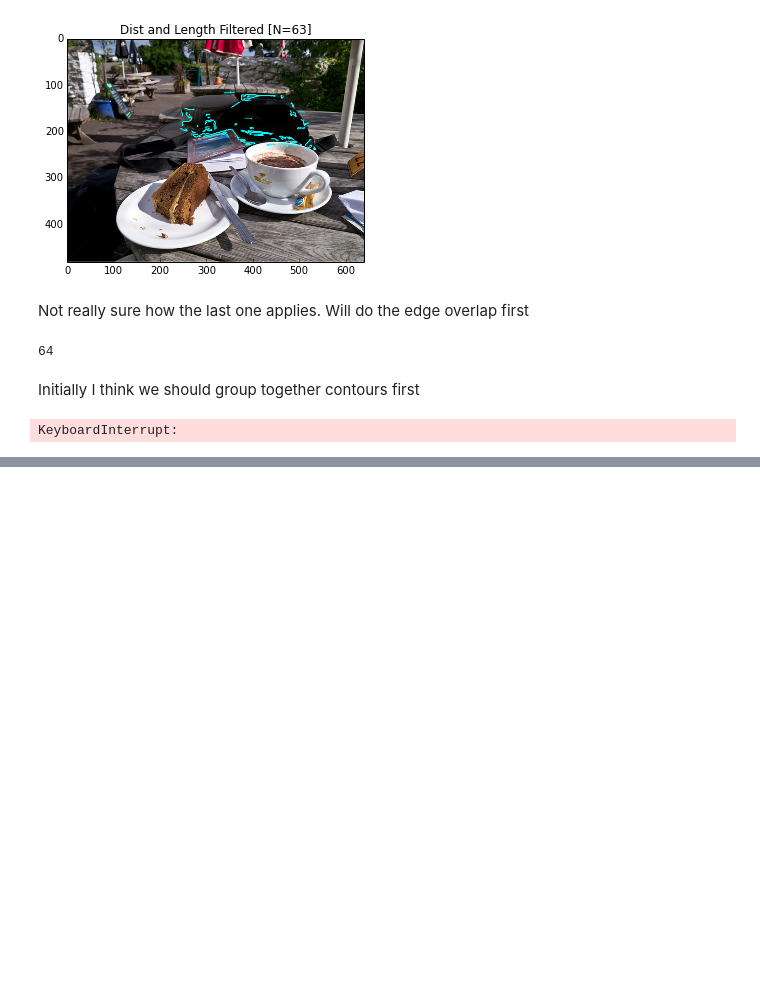
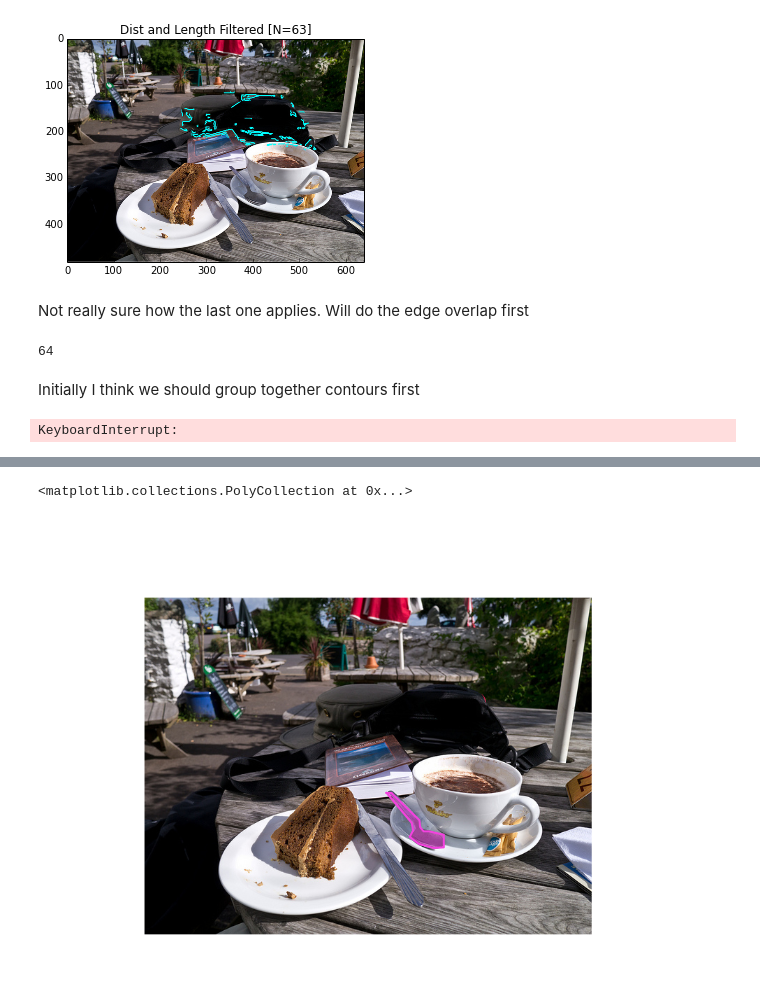
Before and after one commit to dorisjlee/crowd-seg, a Jupyter notebook: analysis/2016_12_29_CannyTest.ipynb, the cells around one changed output, grey strips where cells are left out. Drawn from its saved outputs; the diff is of its cells as text; code cells hidden in the pictures; blank space fills up the shorter version.

```diff
--- a/analysis/2016_12_29_CannyTest.ipynb
+++ b/analysis/2016_12_29_CannyTest.ipynb
@@ -405,0 +429,26 @@ plotCon (unified)
+# %%
+object_id=11
+gtype='self'
+
+img_info,object_tbl,bb_info,hit_info=load_info()
+ground_truth = pd.read_csv("../../data/object_ground_truth.csv")
+my_BBG  = pd.read_csv("my_ground_truth.csv")
+img_name = img_info[img_info.id==int(object_tbl[object_tbl.id==object_id]["image_id"])]["filename"].iloc[0]
+fname = "../web-app/app/static/"+img_name+".png"
+img=mpimg.imread(fname)
+width,height = get_size(fname)
+img_id = int(img_name.split('_')[-1])
+plt.figure(figsize =(10,10))
+plt.imshow(img)
+plt.axis("off")
+
+if gtype=='self':
+    ground_truth_match = my_BBG[my_BBG.object_id==object_id]
+elif gtype=='COCO':
+    ground_truth_match = my_BBG[my_BBG.object_id==object_id]
+x_locs,y_locs =  process_raw_locs([ground_truth_match["x_locs"].iloc[0],ground_truth_match["y_locs"].iloc[0]])
+plt.plot(x_locs,y_locs,'-',color='#f442df',linewidth=2)
+plt.fill_between(x_locs,y_locs,color='none',facecolor='#f442df', alpha=0.5)
+# %% [output]
+<matplotlib.collections.PolyCollection at 0x...>
+[figure, added]
```
Also changed, not shown: parts of 11 cells of this notebook, 14 other files.
